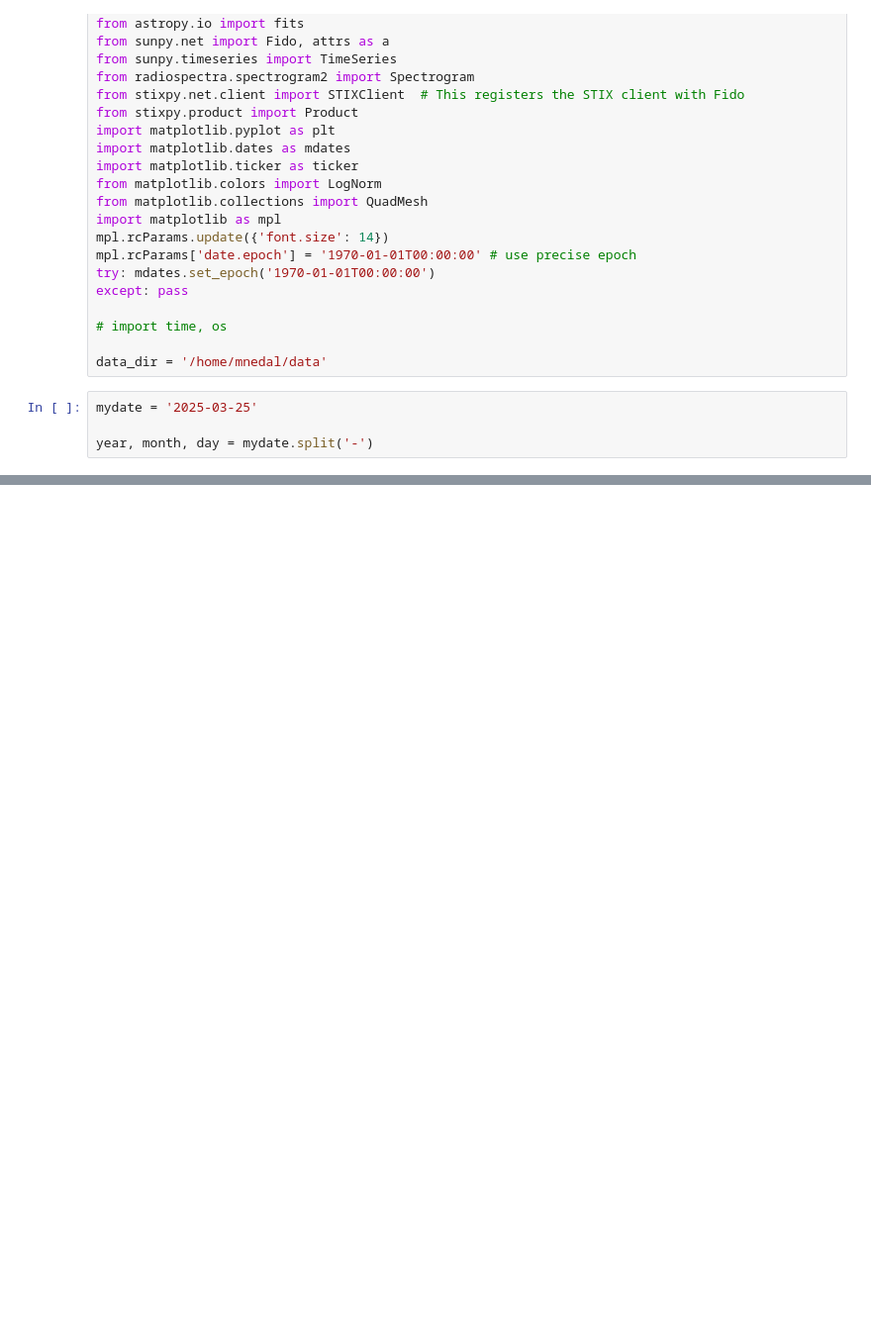
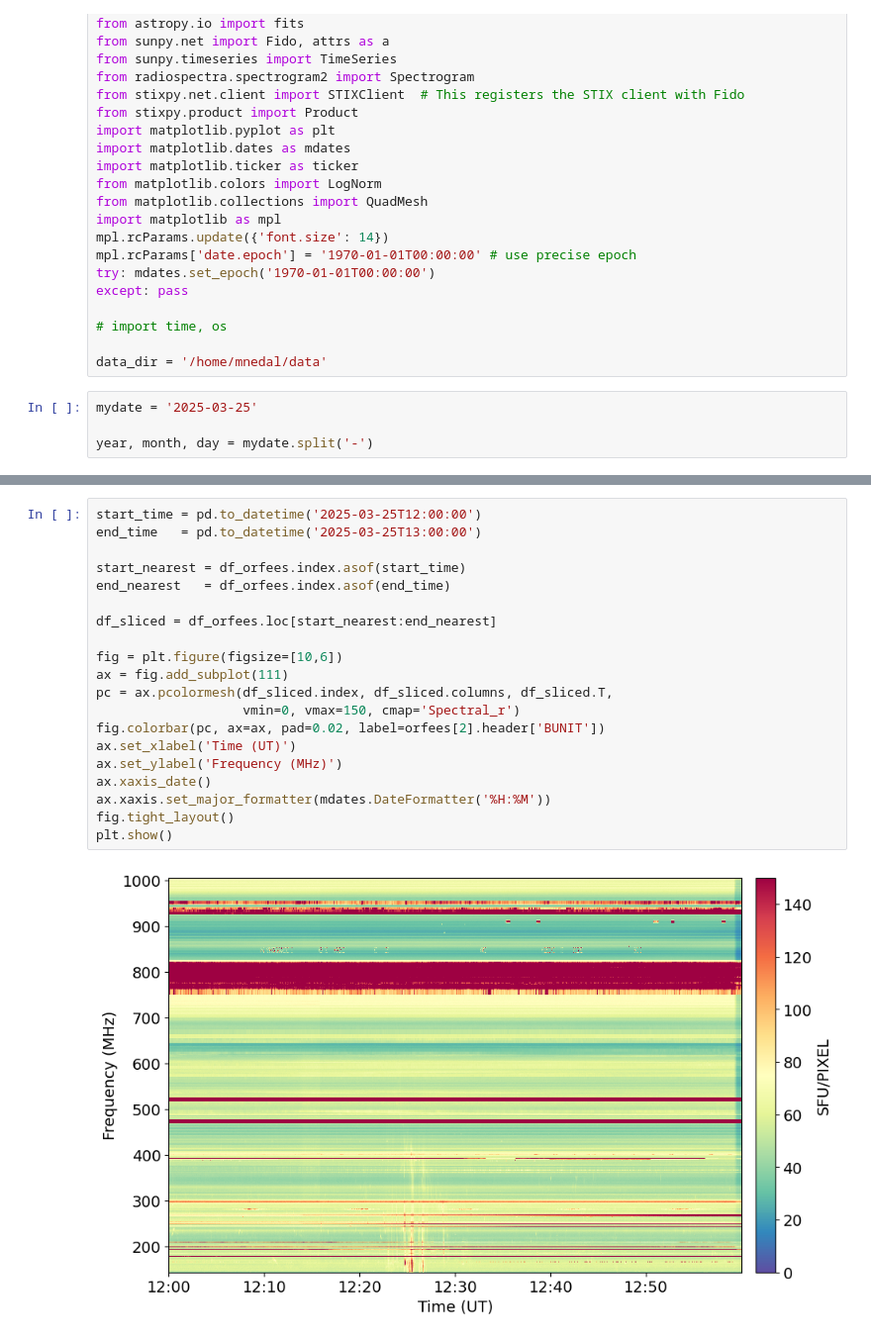
Before and after one commit to MohamedNedal/nenufar_work, a Jupyter notebook: orfees_nenufar_stix.ipynb, the cells around one changed output, grey strips where cells are left out. Shown at 99% size. Cells and saved outputs as stored; diff of their text form; blank space fills up the shorter version.

```diff
--- a/orfees_nenufar_stix.ipynb
+++ b/orfees_nenufar_stix.ipynb
@@ -78,0 +74,22 @@ plt.show()
+# %%
+start_time = pd.to_datetime('2025-03-25T12:00:00')
+end_time   = pd.to_datetime('2025-03-25T13:00:00')
+
+start_nearest = df_orfees.index.asof(start_time)
+end_nearest   = df_orfees.index.asof(end_time)
+
+df_sliced = df_orfees.loc[start_nearest:end_nearest]
+
+fig = plt.figure(figsize=[10,6])
+ax = fig.add_subplot(111)
+pc = ax.pcolormesh(df_sliced.index, df_sliced.columns, df_sliced.T,
+                   vmin=0, vmax=150, cmap='Spectral_r')
+fig.colorbar(pc, ax=ax, pad=0.02, label=orfees[2].header['BUNIT'])
+ax.set_xlabel('Time (UT)')
+ax.set_ylabel('Frequency (MHz)')
+ax.xaxis_date()
+ax.xaxis.set_major_formatter(mdates.DateFormatter('%H:%M'))
+fig.tight_layout()
+plt.show()
+# %% [output]
+[figure, added]
```
Also changed, not shown: parts of 13 cells of this notebook.
